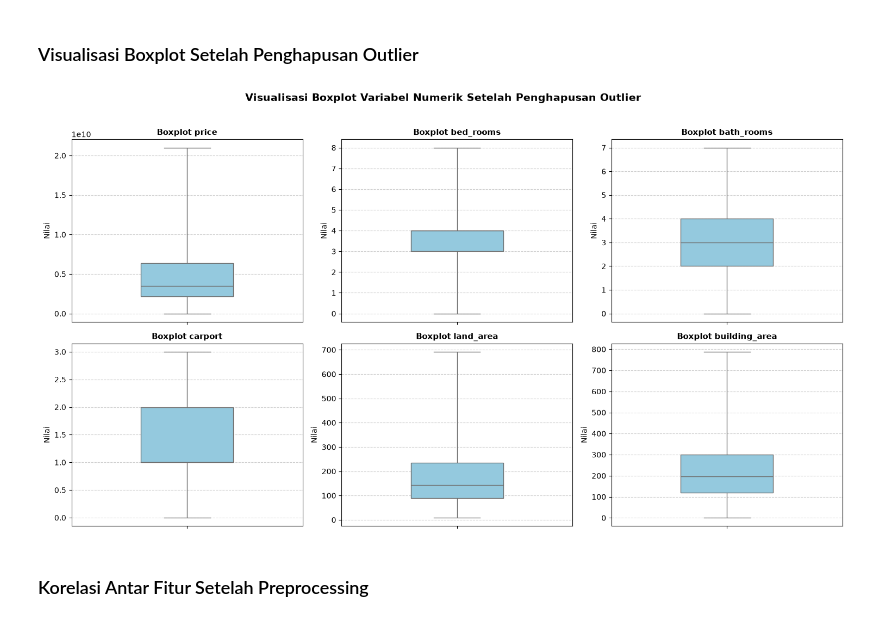
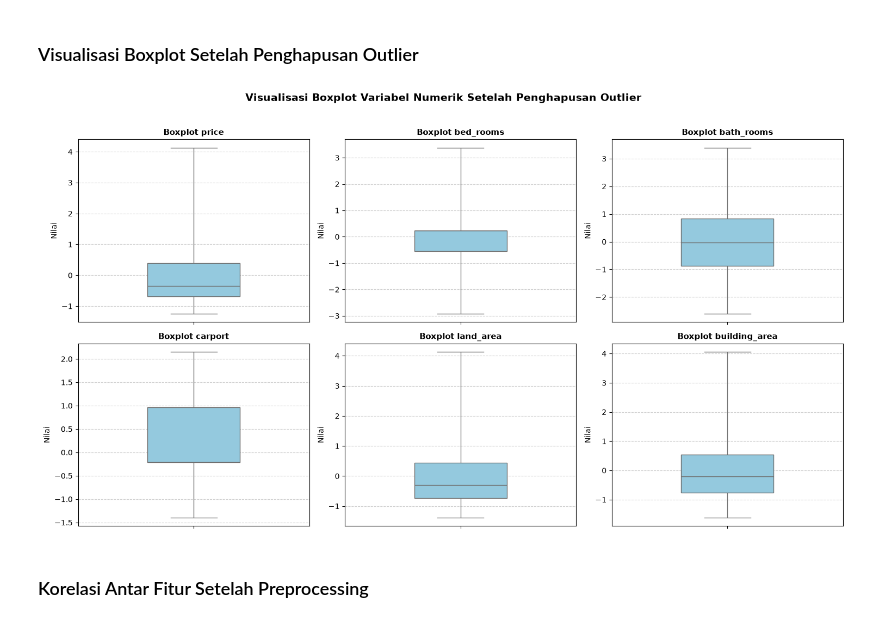
Before and after one commit to TI3G-PBL-House-Price/ml-model-testing, a Jupyter notebook: preprocessing/03_eda_setelah_preprocessing.ipynb, the cells around one changed output. Cells and saved outputs as stored; diff of their text form; code cells hidden in the pictures.

```diff
--- a/preprocessing/03_eda_setelah_preprocessing.ipynb
+++ b/preprocessing/03_eda_setelah_preprocessing.ipynb
@@ -71,27 +70,27 @@ plt.show()
 # %%
 kolom_numerik = [
     'price',
     'bed_rooms',
     'bath_rooms',
     'carport',
     'land_area',
     'building_area'
 ]
 
 fig, axes = plt.subplots(2, 3, figsize=(15, 8))
 axes = axes.flatten()
 
 for i, col in enumerate(kolom_numerik):
-    sns.boxplot(y=df_bersih_outlier[col], ax=axes[i], color='skyblue', width=0.4, whis=(0, 100))
+    sns.boxplot(y=df_normalized[col], ax=axes[i], color='skyblue', width=0.4, whis=(0, 100))
     axes[i].set_title(f'Boxplot {col}', fontweight='bold', fontsize=11)
     axes[i].set_ylabel('Nilai')
     axes[i].grid(axis='y', linestyle='--', alpha=0.6)
 
 plt.suptitle('Visualisasi Boxplot Variabel Numerik Setelah Penghapusan Outlier', fontsize=14, fontweight='bold', y=1.02)
 plt.tight_layout()
 plt.show()
 # %% [output]
-[figure, old version]
+[figure, new version]
 # %% [markdown]
 ### Korelasi Antar Fitur Setelah Preprocessing
 # %%
```
Also changed, not shown: parts of 1 cell of this notebook, 8 other files.
